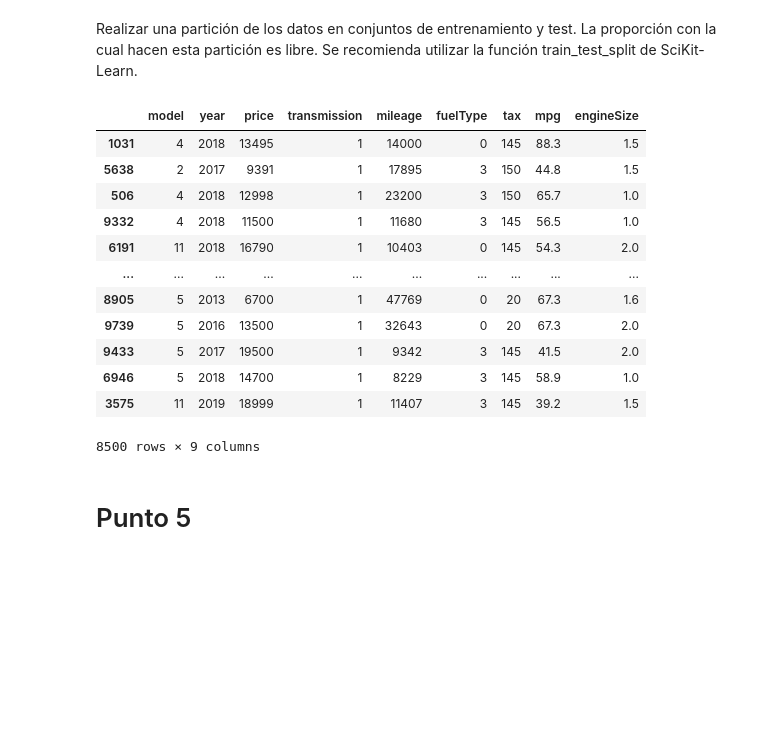
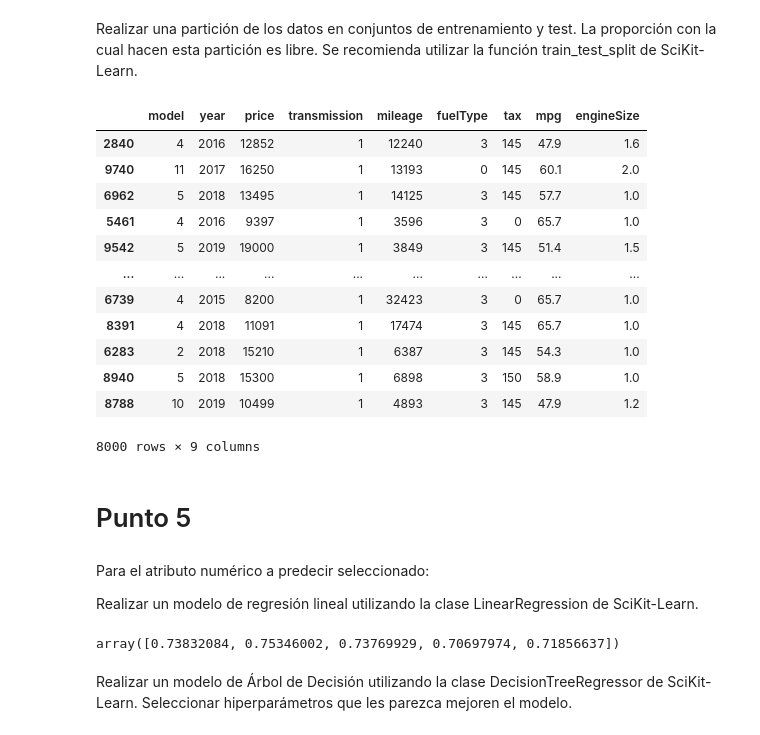
Before and after one commit to janoportnoi/Avanzado_Chona, a Jupyter notebook: modelo.ipynb, the cells around one changed output. Drawn from its saved outputs; the diff is of its cells as text; code cells hidden in the pictures; blank space fills up the shorter version.

Commit message:
feat(empece a hacer el primer modelo de regresion lineal)

```diff
--- a/modelo.ipynb
+++ b/modelo.ipynb
@@ -89,23 +89,26 @@ info
 # %% [markdown]
 Realizar una partición de los datos en conjuntos de entrenamiento y test. La proporción con la cual hacen esta partición es libre. Se recomienda utilizar la función train_test_split de SciKit-Learn.
 # %%
-#hacer particion entre test y traning
 from sklearn.model_selection import train_test_split
-train, test = train_test_split(info, test_size=0.15)
+train, test = train_test_split(info, test_size=0.2)
 train
 # %% [output]
 |  | model | year | price | transmission | mileage | fuelType | tax | mpg | engineSize |
-| 1031 | 4 | 2018 | 13495 | 1 | 14000 | 0 | 145 | 88.3 | 1.5 |
-| 5638 | 2 | 2017 | 9391 | 1 | 17895 | 3 | 150 | 44.8 | 1.5 |
-| 506 | 4 | 2018 | 12998 | 1 | 23200 | 3 | 150 | 65.7 | 1.0 |
-| 9332 | 4 | 2018 | 11500 | 1 | 11680 | 3 | 145 | 56.5 | 1.0 |
-| 6191 | 11 | 2018 | 16790 | 1 | 10403 | 0 | 145 | 54.3 | 2.0 |
+| 2840 | 4 | 2016 | 12852 | 1 | 12240 | 3 | 145 | 47.9 | 1.6 |
+| 9740 | 11 | 2017 | 16250 | 1 | 13193 | 0 | 145 | 60.1 | 2.0 |
+| 6962 | 5 | 2018 | 13495 | 1 | 14125 | 3 | 145 | 57.7 | 1.0 |
+| 5461 | 4 | 2016 | 9397 | 1 | 3596 | 3 | 0 | 65.7 | 1.0 |
+| 9542 | 5 | 2019 | 19000 | 1 | 3849 | 3 | 145 | 51.4 | 1.5 |
 | ... | ... | ... | ... | ... | ... | ... | ... | ... | ... |
-| 8905 | 5 | 2013 | 6700 | 1 | 47769 | 0 | 20 | 67.3 | 1.6 |
-| 9739 | 5 | 2016 | 13500 | 1 | 32643 | 0 | 20 | 67.3 | 2.0 |
-| 9433 | 5 | 2017 | 19500 | 1 | 9342 | 3 | 145 | 41.5 | 2.0 |
-| 6946 | 5 | 2018 | 14700 | 1 | 8229 | 3 | 145 | 58.9 | 1.0 |
-| 3575 | 11 | 2019 | 18999 | 1 | 11407 | 3 | 145 | 39.2 | 1.5 |
+| 6739 | 4 | 2015 | 8200 | 1 | 32423 | 3 | 0 | 65.7 | 1.0 |
+| 8391 | 4 | 2018 | 11091 | 1 | 17474 | 3 | 145 | 65.7 | 1.0 |
+| 6283 | 2 | 2018 | 15210 | 1 | 6387 | 3 | 145 | 54.3 | 1.0 |
+| 8940 | 5 | 2018 | 15300 | 1 | 6898 | 3 | 150 | 58.9 | 1.0 |
+| 8788 | 10 | 2019 | 10499 | 1 | 4893 | 3 | 145 | 47.9 | 1.2 |
-8500 rows × 9 columns
+8000 rows × 9 columns
 # %% [markdown]
 # Punto 5
+# %% [markdown]
+Para el atributo numérico a predecir seleccionado:
+
+Realizar un modelo de regresión lineal utilizando la clase LinearRegression de SciKit-Learn.
@@ -111,0 +121,12 @@ train
+# %%
+from sklearn.linear_model import LinearRegression
+from sklearn.model_selection import cross_val_score
+
+lr = LinearRegression()
+lr.fit(X_train, y_train)
+
+cross_val_score(lr, X_train, y_train, cv=5)
+# %% [output]
+array([0.73832084, 0.75346002, 0.73769929, 0.70697974, 0.71856637])
+# %% [markdown]
+Realizar un modelo de Árbol de Decisión utilizando la clase DecisionTreeRegressor de SciKit-Learn. Seleccionar hiperparámetros que les parezca mejoren el modelo.
```
Also changed, not shown: parts of 2 cells of this notebook.
